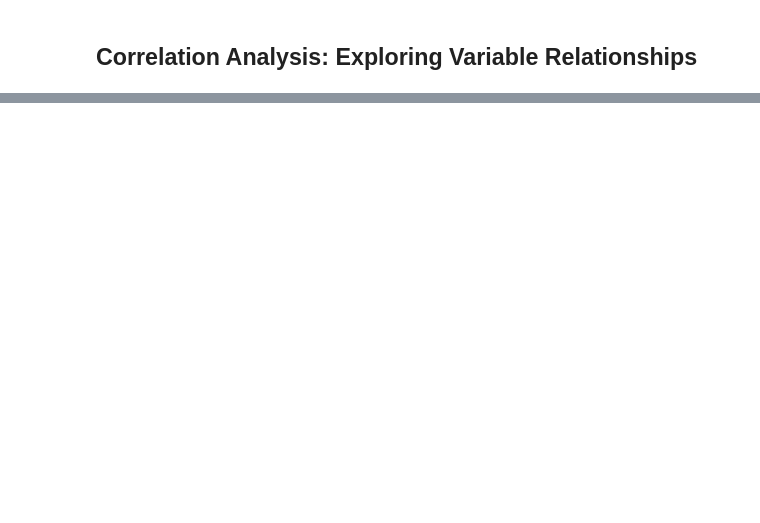
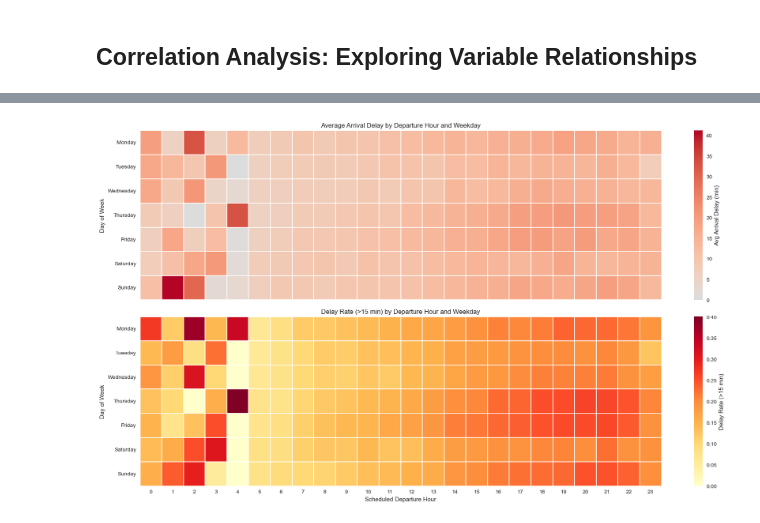
Before and after one commit to aniolpetit/flight-status-prediction, a Jupyter notebook: eda.ipynb, the cells around one changed output, grey strips where cells are left out. Drawn from its saved outputs; the diff is of its cells as text; code cells hidden in the pictures; blank space fills up the shorter version.

```diff
--- a/eda.ipynb
+++ b/eda.ipynb
@@ -1373,0 +1364,62 @@ Top 10 Features Correlated with Arrival Delay (Pearson):
+# %%
+# Heatmaps of average delay and delay rate by departure hour and weekday
+
+# Prepare aggregation at hour x weekday level
+hour_weekday = df.copy()
+
+# Ensure DepHour exists (created previously), otherwise compute it
+if 'DepHour' not in hour_weekday.columns:
+    hour_weekday['DepHour'] = (hour_weekday['CRSDepTime'] // 100).astype(int)
+
+hour_weekday['DayOfWeekName'] = hour_weekday['FlightDate'].dt.day_name()
+
+agg_hw = hour_weekday.groupby(['DayOfWeekName', 'DepHour']).agg(
+    avg_arr_delay=('ArrDelayMinutes', 'mean'),
+    avg_dep_delay=('DepDelayMinutes', 'mean'),
+    delay_rate_arr=('ArrDelayMinutes', lambda x: (x > 15).mean()),
+    delay_rate_dep=('DepDelayMinutes', lambda x: (x > 15).mean()),
+    flights=('ArrDelayMinutes', 'size')
+).reset_index()
+
+# Order weekdays
+weekday_order = ['Monday', 'Tuesday', 'Wednesday', 'Thursday', 'Friday', 'Saturday', 'Sunday']
+agg_hw['DayOfWeekName'] = pd.Categorical(agg_hw['DayOfWeekName'], categories=weekday_order, ordered=True)
+agg_hw = agg_hw.sort_values(['DayOfWeekName', 'DepHour'])
+
+# Pivot for heatmaps
+pivot_avg = agg_hw.pivot(index='DayOfWeekName', columns='DepHour', values='avg_arr_delay')
+pivot_rate = agg_hw.pivot(index='DayOfWeekName', columns='DepHour', values='delay_rate_arr')
+
+fig, axes = plt.subplots(2, 1, figsize=(18, 10), sharex=True)
+
+sns.heatmap(
+    pivot_avg,
+    ax=axes[0],
+    cmap='coolwarm',
+    center=0,
+    linewidths=0.3,
+    linecolor='white',
+    cbar_kws={'label': 'Avg Arrival Delay (min)'}
+)
+axes[0].set_title('Average Arrival Delay by Departure Hour and Weekday')
+axes[0].set_xlabel('')
+axes[0].set_ylabel('Day of Week')
+
+sns.heatmap(
+    pivot_rate,
+    ax=axes[1],
+    cmap='YlOrRd',
+    vmin=0,
+    vmax=pivot_rate.max().max(),
+    linewidths=0.3,
+    linecolor='white',
+    cbar_kws={'label': 'Delay Rate (>15 min)'}
+)
+axes[1].set_title('Delay Rate (>15 min) by Departure Hour and Weekday')
+axes[1].set_xlabel('Scheduled Departure Hour')
+axes[1].set_ylabel('Day of Week')
+
+plt.tight_layout()
+plt.show()
+# %% [output]
+[figure, added]
```
Also changed, not shown: parts of 23 cells of this notebook, 11 other files.
